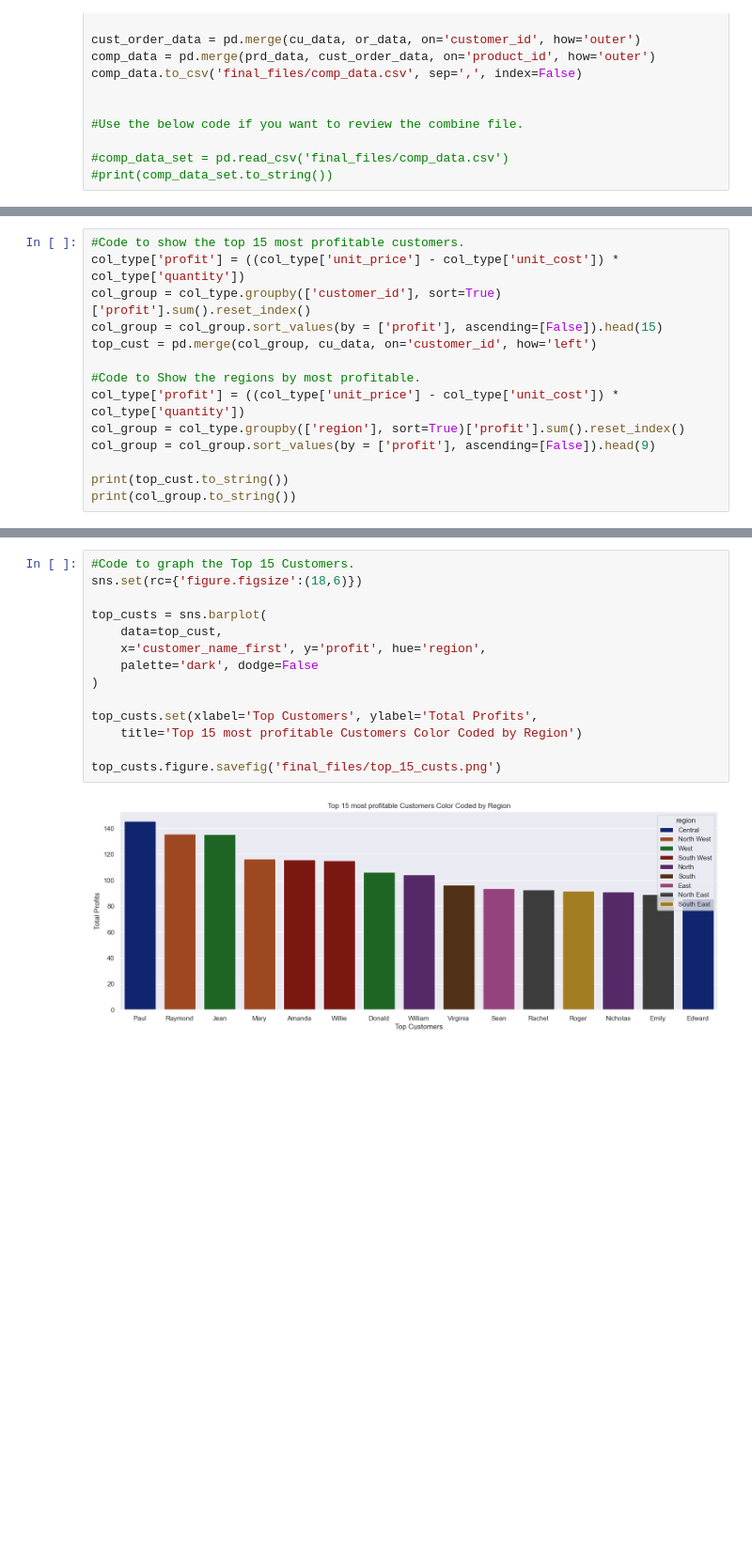
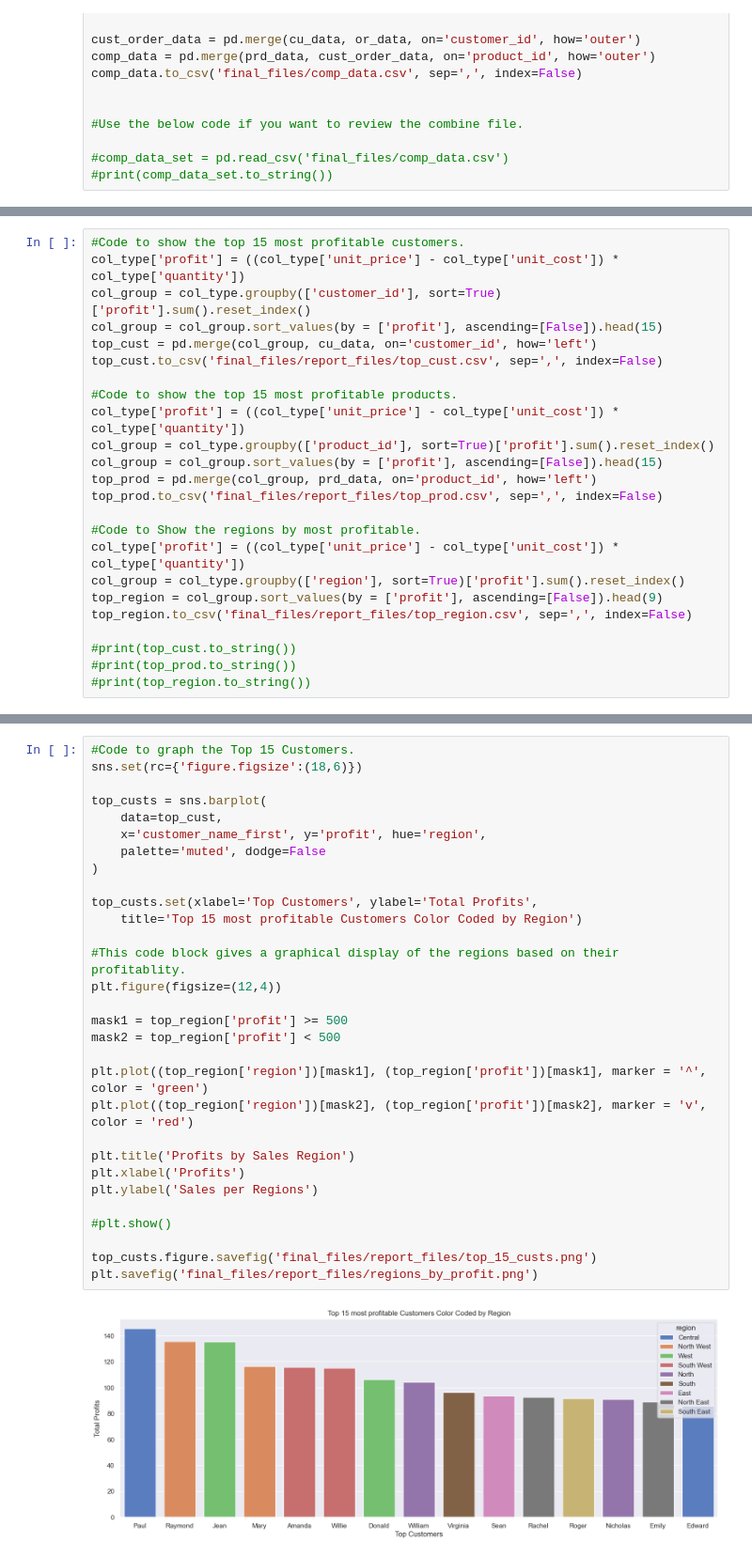
Before and after one commit to AdamTurner84/data_1_checks, a Jupyter notebook: fruit_veg_final.ipynb, the cells around one changed output, grey strips where cells are left out. Shown at 94% size. Cells and saved outputs as stored; diff of their text form; blank space fills up the shorter version.

```diff
--- a/fruit_veg_final.ipynb
+++ b/fruit_veg_final.ipynb
@@ -41,11 +48,21 @@ col_type['profit'] = ((col_type['unit_price'] - col_type['unit_cost']) * col_typ
 col_group = col_type.groupby(['customer_id'], sort=True)['profit'].sum().reset_index()
 col_group = col_group.sort_values(by = ['profit'], ascending=[False]).head(15)
 top_cust = pd.merge(col_group, cu_data, on='customer_id', how='left')
+top_cust.to_csv('final_files/report_files/top_cust.csv', sep=',', index=False)
+
+#Code to show the top 15 most profitable products.
+col_type['profit'] = ((col_type['unit_price'] - col_type['unit_cost']) * col_type['quantity'])
+col_group = col_type.groupby(['product_id'], sort=True)['profit'].sum().reset_index()
+col_group = col_group.sort_values(by = ['profit'], ascending=[False]).head(15)
+top_prod = pd.merge(col_group, prd_data, on='product_id', how='left')
+top_prod.to_csv('final_files/report_files/top_prod.csv', sep=',', index=False)
 
 #Code to Show the regions by most profitable.
 col_type['profit'] = ((col_type['unit_price'] - col_type['unit_cost']) * col_type['quantity'])
 col_group = col_type.groupby(['region'], sort=True)['profit'].sum().reset_index()
-col_group = col_group.sort_values(by = ['profit'], ascending=[False]).head(9)
+top_region = col_group.sort_values(by = ['profit'], ascending=[False]).head(9)
+top_region.to_csv('final_files/report_files/top_region.csv', sep=',', index=False)
 
-print(top_cust.to_string())
-print(col_group.to_string())
+#print(top_cust.to_string())
+#print(top_prod.to_string())
+#print(top_region.to_string())
@@ -54,16 +72,32 @@ Feature 4:
 # %%
 #Code to graph the Top 15 Customers.
 sns.set(rc={'figure.figsize':(18,6)})
 
 top_custs = sns.barplot(
     data=top_cust,
     x='customer_name_first', y='profit', hue='region',
-    palette='dark', dodge=False
+    palette='muted', dodge=False
 )
 
 top_custs.set(xlabel='Top Customers', ylabel='Total Profits',
     title='Top 15 most profitable Customers Color Coded by Region')
 
-top_custs.figure.savefig('final_files/top_15_custs.png')
+#This code block gives a graphical display of the regions based on their profitablity.
+plt.figure(figsize=(12,4))
+
+mask1 = top_region['profit'] >= 500
+mask2 = top_region['profit'] < 500
+
+plt.plot((top_region['region'])[mask1], (top_region['profit'])[mask1], marker = '^', color = 'green')
+plt.plot((top_region['region'])[mask2], (top_region['profit'])[mask2], marker = 'v', color = 'red')
+
+plt.title('Profits by Sales Region')
+plt.xlabel('Profits')
+plt.ylabel('Sales per Regions')
+
+#plt.show()
+
+top_custs.figure.savefig('final_files/report_files/top_15_custs.png')
+plt.savefig('final_files/report_files/regions_by_profit.png')
 # %% [output]
-[figure, old version]
+[figure, new version]
```
Also changed, not shown: parts of 11 cells of this notebook, 4 other files.
